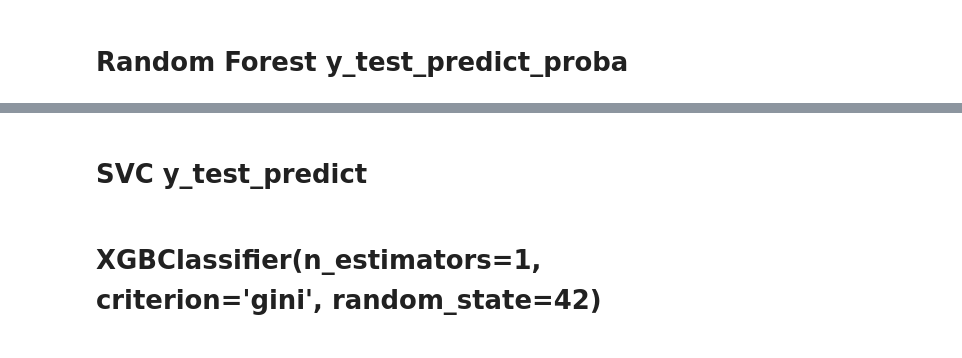
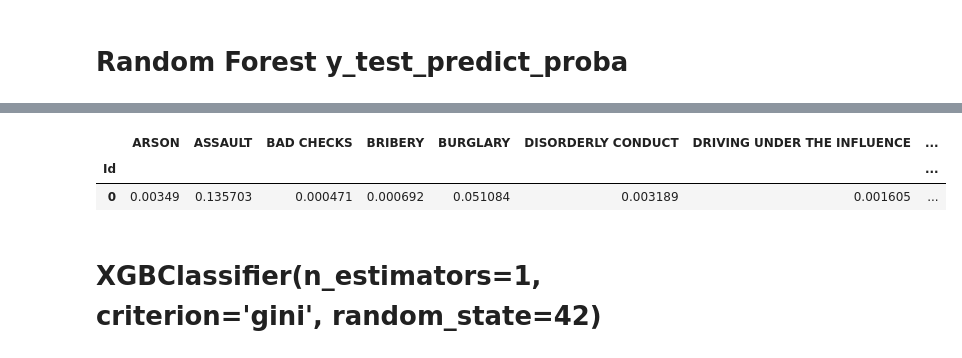
Before and after one commit to m-shahpouri/machine-learning, a Jupyter notebook: Project/san_francisco_crime_classification.ipynb, the cells around one changed output, grey strips where cells are left out. Cells and saved outputs as stored; diff of their text form; code cells hidden in the pictures.

```diff
--- a/Project/san_francisco_crime_classification.ipynb
+++ b/Project/san_francisco_crime_classification.ipynb
@@ -1174,3 +1249 @@ f1 score is 0.01487758077948013
-# %% [markdown]
-# **SVC y_test_predict**
 # %%
@@ -1179,3 +1252,11 @@ supportVectorMachineModelPredictProba = supportVectorMachineModel.predict_proba(
+# %%
+randomForestClassifierModelPredictProba = pd.DataFrame(randomForestClassifierModelPredictProba,
+                                                   columns=labelEncoderCategory.inverse_transform(np.linspace(0, 38, 39, dtype='int16')), index=test.index)
+randomForestClassifierModelPredictProba.head(1)
+# %% [output]
+|  | ARSON | ASSAULT | BAD CHECKS | BRIBERY | BURGLARY | DISORDERLY CONDUCT | DRIVING UNDER THE INFLUENCE | ... |
+| Id |  |  |  |  |  |  |  | ... |
+| 0 | 0.00349 | 0.135703 | 0.000471 | 0.000692 | 0.051084 | 0.003189 | 0.001605 | ... |
 # %% [markdown]
 # **XGBClassifier(n_estimators=1, criterion='gini', random_state=42)**
 # %%
```
Also changed, not shown: parts of 51 cells of this notebook, 4 other files.
